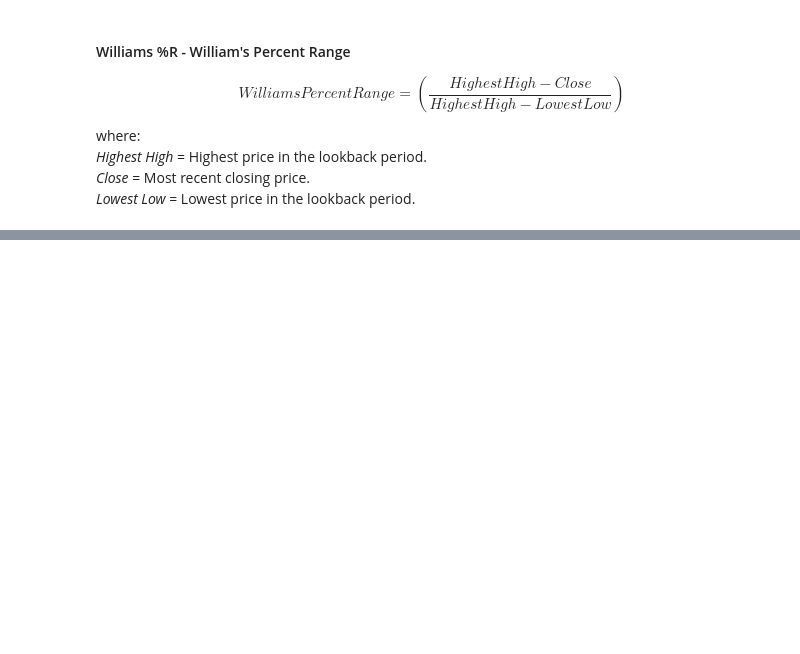
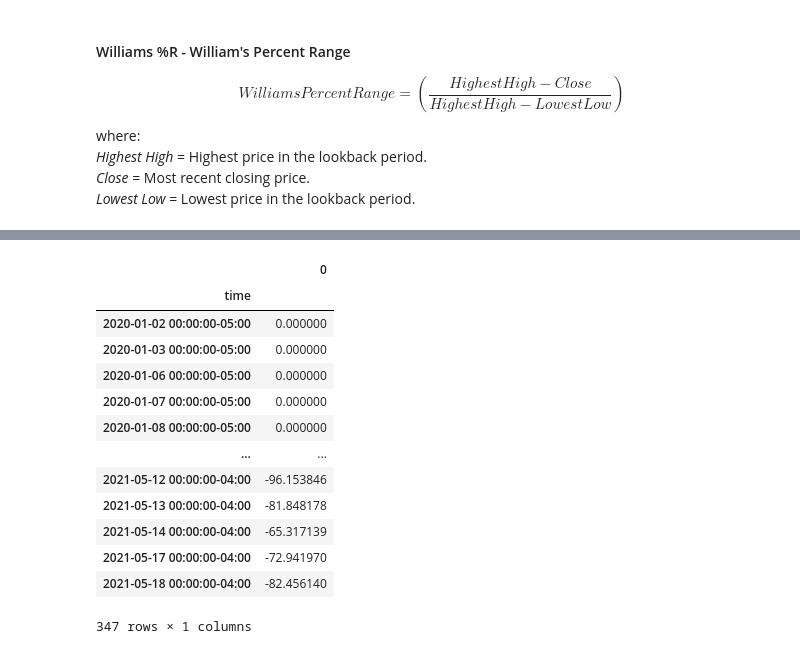
Before and after one commit to illyanyc/fin-tracker, a Jupyter notebook: technicals.ipynb, the cells around one changed output, grey strips where cells are left out. Saved outputs shown, nothing was run; the diff lists cells and outputs as text; code cells hidden in the pictures; blank space fills up the shorter version.

Commit message:
added Williams %R method to Jupyter and techniacals module

```diff
--- a/technicals.ipynb
+++ b/technicals.ipynb
@@ -356,3 +363,22 @@ ohlcv.tail()
+# %%
+# Test technical analysis class method
+first_ticker = stocks.tickers()[0]
+stocks.williams_range(ticker = first_ticker)
+# %% [output]
+|  | 0 |
+| time |  |
+| 2020-01-02 00:00:00-05:00 | 0.000000 |
+| 2020-01-03 00:00:00-05:00 | 0.000000 |
+| 2020-01-06 00:00:00-05:00 | 0.000000 |
+| 2020-01-07 00:00:00-05:00 | 0.000000 |
+| 2020-01-08 00:00:00-05:00 | 0.000000 |
+| ... | ... |
+| 2021-05-12 00:00:00-04:00 | -96.153846 |
+| 2021-05-13 00:00:00-04:00 | -81.848178 |
+| 2021-05-14 00:00:00-04:00 | -65.317139 |
+| 2021-05-17 00:00:00-04:00 | -72.941970 |
+| 2021-05-18 00:00:00-04:00 | -82.456140 |
+347 rows × 1 columns
 # %%
 # build plotly display of ohlcv values and rsi
 select_ticker = pn.widgets.Select(name='Select', options=list(ohlcv.columns.levels[0]))
```
Also changed, not shown: parts of 8 cells of this notebook, 1 other file.
